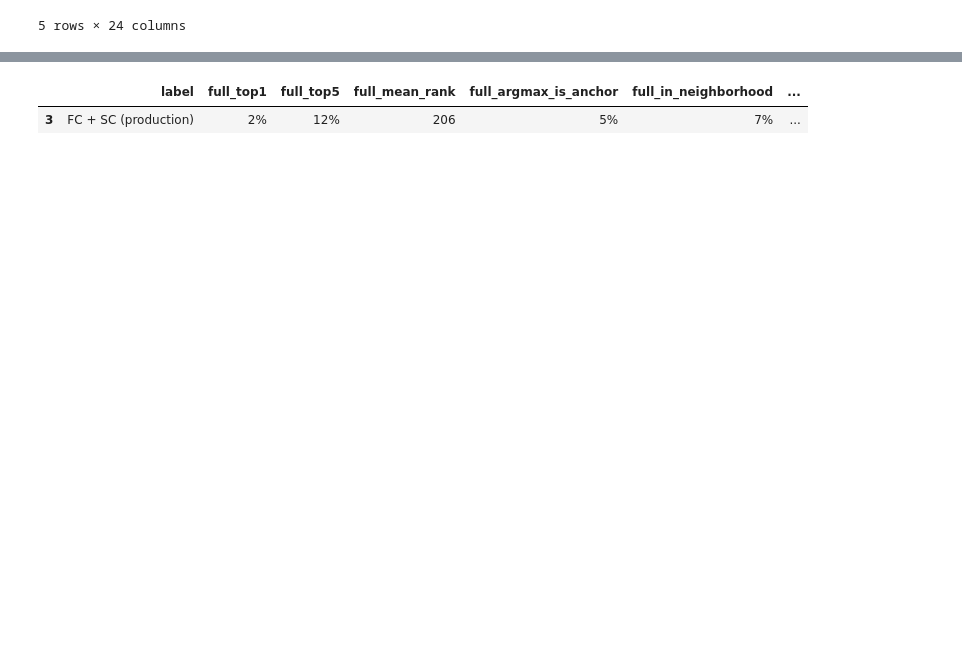
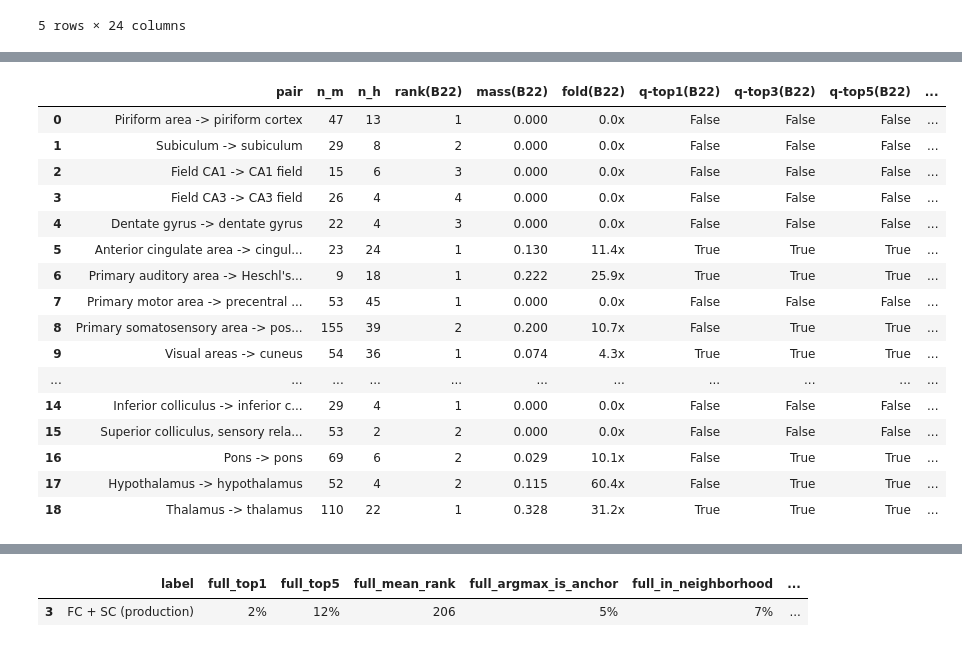
Before and after one commit to peach-lucien/otter, a Jupyter notebook: notebooks/02_explore_results.ipynb, the cells around one changed output, grey strips where cells are left out. Saved outputs shown, nothing was run; the diff lists cells and outputs as text; code cells hidden in the pictures; blank space fills up the shorter version.

```diff
--- a/notebooks/02_explore_results.ipynb
+++ b/notebooks/02_explore_results.ipynb
@@ -42,0 +54,58 @@ wide_df.head()
+# %%
+import json, pandas as pd
+from pathlib import Path
+
+LOG = Path('../outputs/logs')
+
+def load_eval(name):
+    p = LOG / name
+    if not p.exists():
+        print(f"⚠ {name} missing — run pipeline/05j_region_level_eval.py")
+        return None
+    return json.loads(p.read_text())
+
+res_b22  = load_eval('region_level_eval.json')              # Beauchamp-22
+res_jub  = load_eval('region_level_eval_jubrain.json')      # JuBrain ∪ extras
+
+# Per-pair table for Beauchamp-22 candidate set
+def pair_df(res, label):
+    if res is None: return None
+    rows = []
+    for p in res['per_pair']:
+        rows.append({
+            'pair': p['pair'],
+            'n_m': p['n_mouse_parcels'],
+            'n_h': p['n_human_parcels'],
+            f'rank({label})': p['rank'],
+            f'mass({label})': p['score_true'],
+            f'fold({label})': p['fold_enrichment'],
+            f'q-top1({label})': p['qualified_top_k_hits'].get('1', False),
+            f'q-top3({label})': p['qualified_top_k_hits'].get('3', False),
+            f'q-top5({label})': p['qualified_top_k_hits'].get('5', False),
+            f'coverage({label})': p['total_mass_in_candidates'],
+            'anchor?': p['is_anchor_overlapping'],
+        })
+    return pd.DataFrame(rows)
+
+df_b22 = pair_df(res_b22, 'B22')
+df_b22.style.format({
+    'mass(B22)': '{:.3f}', 'fold(B22)': '{:.1f}x', 'coverage(B22)': '{:.0%}',
+})
+# %% [output]
+|  | pair | n_m | n_h | rank(B22) | mass(B22) | fold(B22) | q-top1(B22) | q-top3(B22) | q-top5(B22) | ... |
+| 0 | Piriform area -> piriform cortex | 47 | 13 | 1 | 0.000 | 0.0x | False | False | False | ... |
+| 1 | Subiculum -> subiculum | 29 | 8 | 2 | 0.000 | 0.0x | False | False | False | ... |
+| 2 | Field CA1 -> CA1 field | 15 | 6 | 3 | 0.000 | 0.0x | False | False | False | ... |
+| 3 | Field CA3 -> CA3 field | 26 | 4 | 4 | 0.000 | 0.0x | False | False | False | ... |
+| 4 | Dentate gyrus -> dentate gyrus | 22 | 4 | 3 | 0.000 | 0.0x | False | False | False | ... |
+| 5 | Anterior cingulate area -> cingul... | 23 | 24 | 1 | 0.130 | 11.4x | True | True | True | ... |
+| 6 | Primary auditory area -> Heschl's... | 9 | 18 | 1 | 0.222 | 25.9x | True | True | True | ... |
+| 7 | Primary motor area -> precentral ... | 53 | 45 | 1 | 0.000 | 0.0x | False | False | False | ... |
+| 8 | Primary somatosensory area -> pos... | 155 | 39 | 2 | 0.200 | 10.7x | False | True | True | ... |
+| 9 | Visual areas -> cuneus | 54 | 36 | 1 | 0.074 | 4.3x | True | True | True | ... |
+| ... | ... | ... | ... | ... | ... | ... | ... | ... | ... | ... |
+| 14 | Inferior colliculus -> inferior c... | 29 | 4 | 1 | 0.000 | 0.0x | False | False | False | ... |
+| 15 | Superior colliculus, sensory rela... | 53 | 2 | 2 | 0.000 | 0.0x | False | False | False | ... |
+| 16 | Pons -> pons | 69 | 6 | 2 | 0.029 | 10.1x | False | True | True | ... |
+| 17 | Hypothalamus -> hypothalamus | 52 | 4 | 2 | 0.115 | 60.4x | False | True | True | ... |
+| 18 | Thalamus -> thalamus | 110 | 22 | 1 | 0.328 | 31.2x | True | True | True | ... |
```
Also changed, not shown: parts of 22 cells of this notebook, 13 other files.
